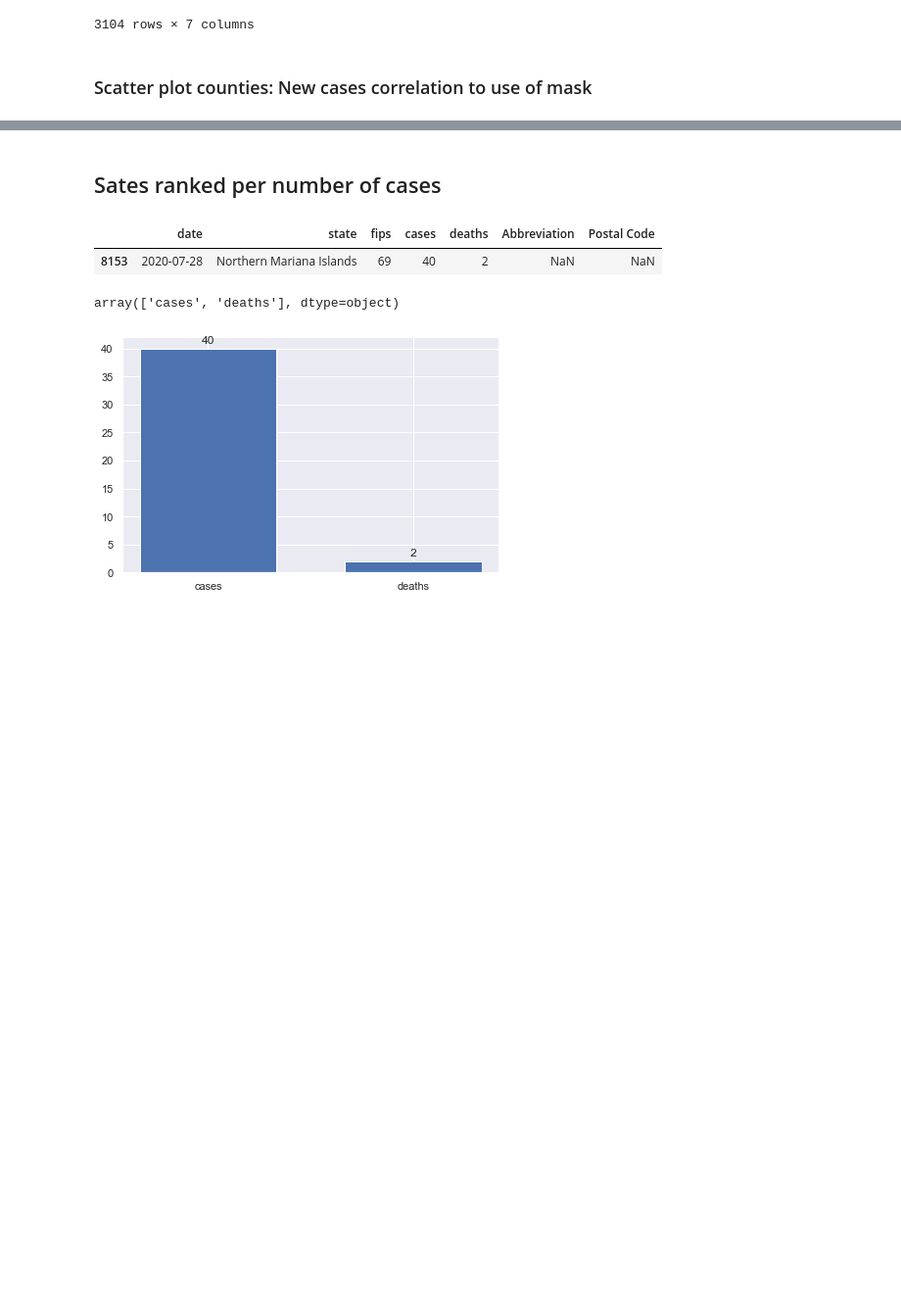
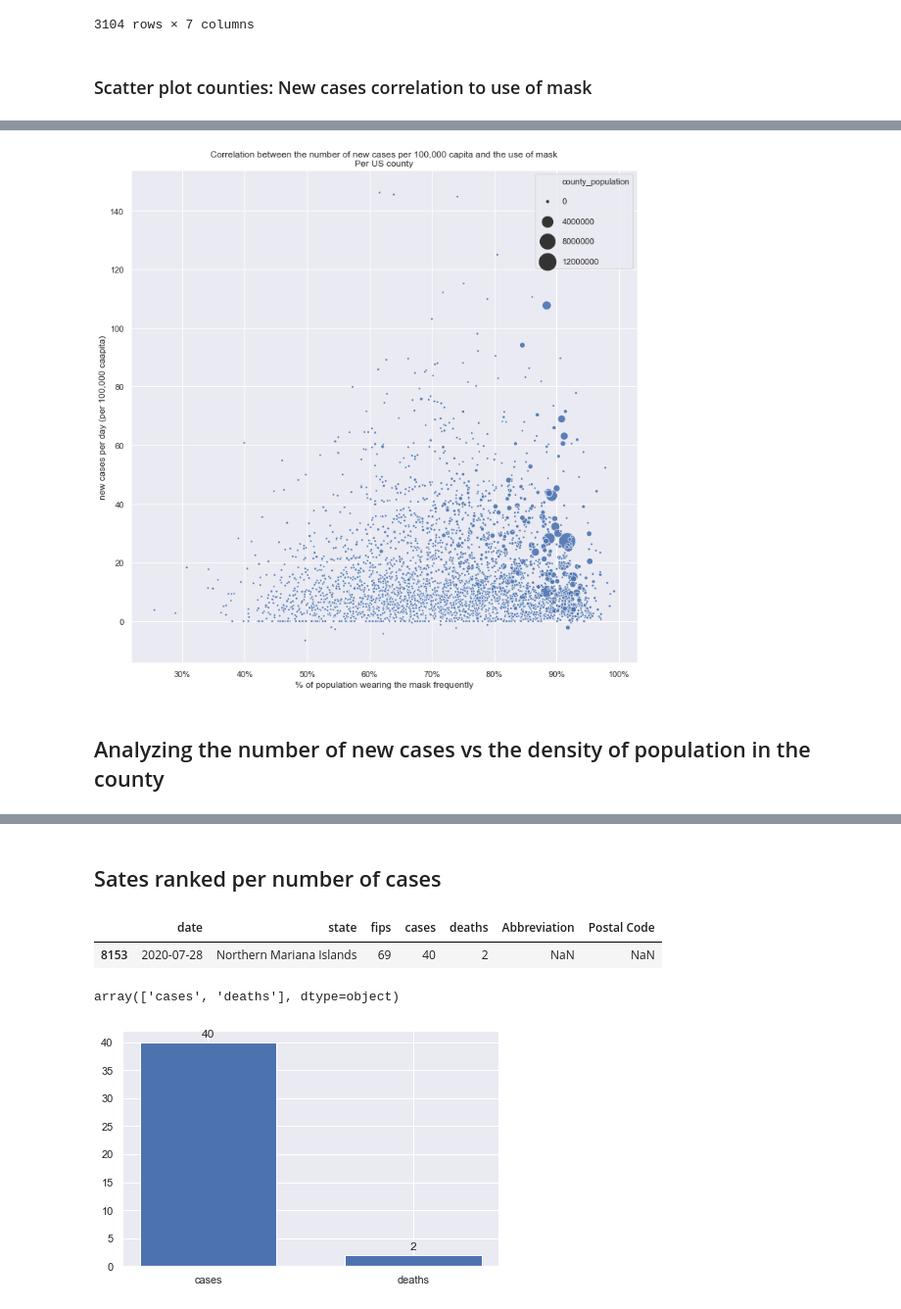
Before and after one commit to mtlberri/covid-19-data, a Jupyter notebook: covid-study.ipynb, the cells around one changed output, grey strips where cells are left out. Shown at 98% size. Saved outputs shown, nothing was run; the diff lists cells and outputs as text; code cells hidden in the pictures; blank space fills up the shorter version.

```diff
--- a/covid-study.ipynb
+++ b/covid-study.ipynb
@@ -363,7 +363,7 @@ dfm3
 def myScatterPlot(df, save_name=None):
     """Scatter plot for covid mask use study"""
     fig, ax = plt.subplots(figsize=(12, 12))
-    sns.scatterplot(x='mask_use', y='new_cases', size='county population', sizes=(10, 500),
+    sns.scatterplot(x='mask_use', y='new_cases', size='county_population', sizes=(10, 500),
                     data=df, ax=ax, alpha=0.9)
     ax.get_xaxis().set_major_formatter(matplotlib.ticker.PercentFormatter())
     ax.get_xaxis().set_label_text('% of population wearing the mask frequently')
@@ -405,0 +400,6 @@ Remove extreme cases:
+# %%
+myScatterPlot(df=dfm3[dfm3.new_cases < 150], save_name=None)
+# %% [output]
+[figure, added]
+# %% [markdown]
+## Analyzing the number of new cases vs the density of population in the county
```
Also changed, not shown: parts of 21 cells of this notebook, 3 other files.
